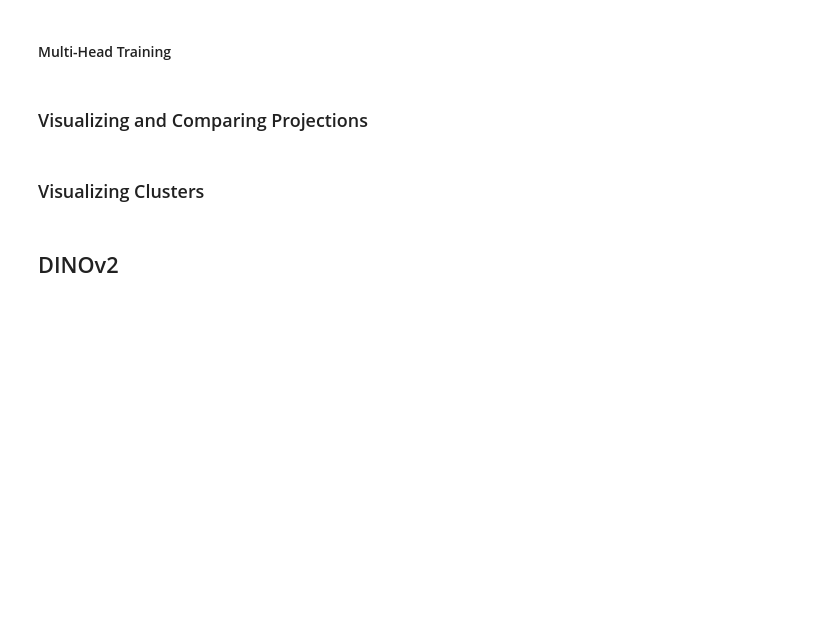
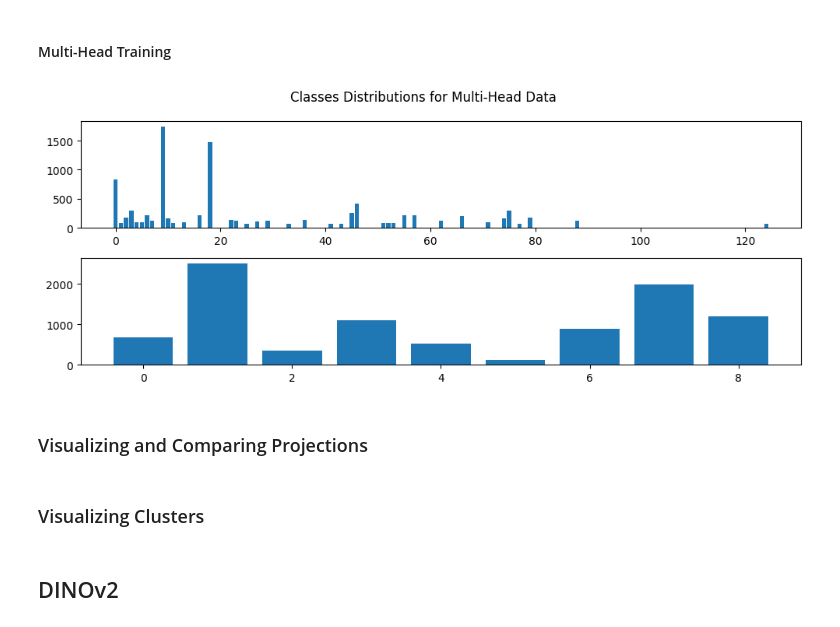
Before and after one commit to Luizerko/indigenous_clusters_and_communities, a Jupyter notebook: indigenous_project/tainacan_collection/image_clustering.ipynb, the cells around one changed output. Cells and saved outputs as stored; diff of their text form; code cells hidden in the pictures; blank space fills up the shorter version.

```diff
--- a/indigenous_project/tainacan_collection/image_clustering.ipynb
+++ b/indigenous_project/tainacan_collection/image_clustering.ipynb
@@ -390,3 +502,40 @@ execute_train_test(categoria_augmented_dataset, categoria_balanced_test_dataset,
 clean_mem([model])
 # %% [markdown]
 #### Multi-Head Training
+# %%
+# Getting data that passes both heads' data-filters
+povo_set = set(np.array(list(povo_labels.keys()))\
+                [np.where(np.isin(np.array(list(povo_labels.values())), \
+                np.array(list(povo_filtered_categories.keys()))))[0]])
+categoria_set = set(np.array(list(categoria_labels.keys()))\
+                    [np.where(np.isin(np.array(list(categoria_labels.values())), \
+                    np.array(list(categoria_filtered_categories.keys()))))[0]])
+multi_head_keys = [str(x) for x in povo_set.intersection(categoria_set)]
+
+# Rebalancing classes' distributions
+povo_freq = {}
+categoria_freq = {}
+for key in multi_head_keys:
+    try:
+        povo_freq[povo_labels[key]] += 1
+    except:
+        povo_freq[povo_labels[key]] = 1
+
+    try:
+        categoria_freq[categoria_labels[key]] += 1
+    except:
+        categoria_freq[categoria_labels[key]] = 1
+
+plt.figure(figsize=(10,4))
+plt.suptitle('Classes Distributions for Multi-Head Data')
+
+plt.subplot(2, 1, 1)
+plt.bar(list(povo_freq.keys()), list(povo_freq.values()))
+
+plt.subplot(2, 1, 2)
+plt.bar(list(categoria_freq.keys()), list(categoria_freq.values()))
+
+plt.tight_layout()
+plt.show()
+# %% [output]
+[figure, added]
```
Also changed, not shown: parts of 20 cells of this notebook, 3 other files.
